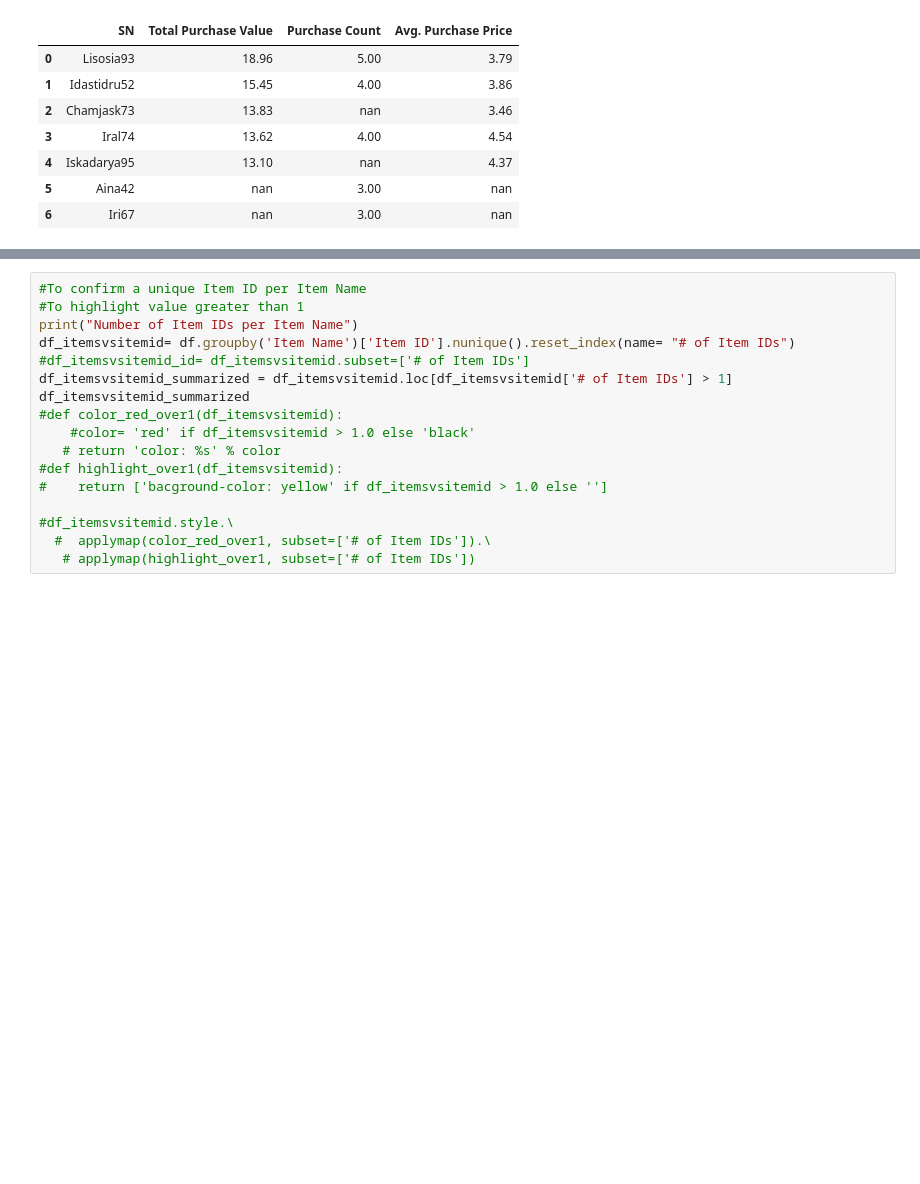
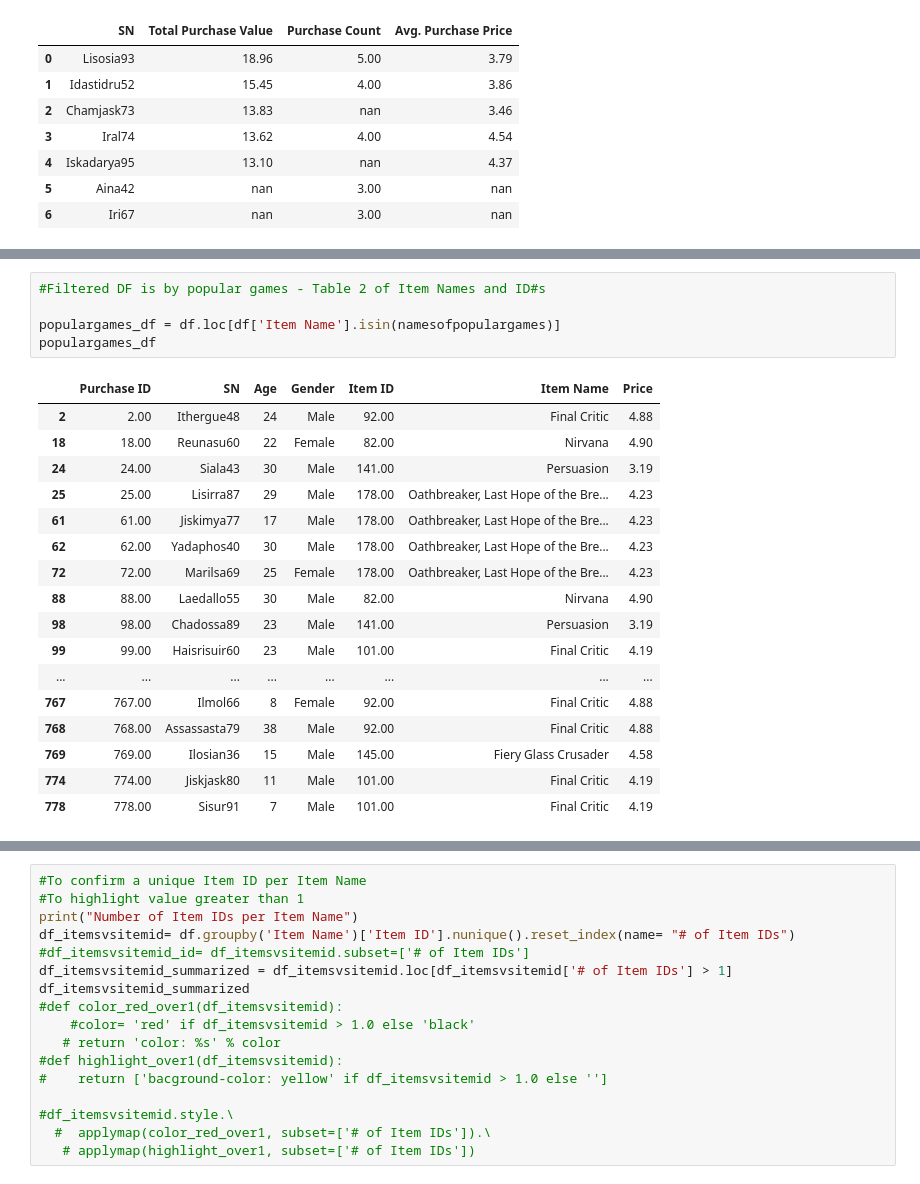
Before and after one commit to JosefinaAureaAmaro/01_Python_Pandas, a Jupyter notebook: Heroes_of_Pymoli.ipynb, the cells around one changed output, grey strips where cells are left out. Saved outputs shown, nothing was run; the diff lists cells and outputs as text; blank space fills up the shorter version.

Commit message:
Most Popular - before ID Num revision

```diff
--- a/Heroes_of_Pymoli.ipynb
+++ b/Heroes_of_Pymoli.ipynb
@@ -252,0 +259,23 @@ ValueError: Lengths must match to compare
+# %%
+#Filtered DF is by popular games - Table 2 of Item Names and ID#s
+
+populargames_df = df.loc[df['Item Name'].isin(namesofpopulargames)]
+populargames_df
+# %% [output]
+|  | Purchase ID | SN | Age | Gender | Item ID | Item Name | Price |
+| 2 | 2.00 | Ithergue48 | 24 | Male | 92.00 | Final Critic | 4.88 |
+| 18 | 18.00 | Reunasu60 | 22 | Female | 82.00 | Nirvana | 4.90 |
+| 24 | 24.00 | Siala43 | 30 | Male | 141.00 | Persuasion | 3.19 |
+| 25 | 25.00 | Lisirra87 | 29 | Male | 178.00 | Oathbreaker, Last Hope of the Bre... | 4.23 |
+| 61 | 61.00 | Jiskimya77 | 17 | Male | 178.00 | Oathbreaker, Last Hope of the Bre... | 4.23 |
+| 62 | 62.00 | Yadaphos40 | 30 | Male | 178.00 | Oathbreaker, Last Hope of the Bre... | 4.23 |
+| 72 | 72.00 | Marilsa69 | 25 | Female | 178.00 | Oathbreaker, Last Hope of the Bre... | 4.23 |
+| 88 | 88.00 | Laedallo55 | 30 | Male | 82.00 | Nirvana | 4.90 |
+| 98 | 98.00 | Chadossa89 | 23 | Male | 141.00 | Persuasion | 3.19 |
+| 99 | 99.00 | Haisrisuir60 | 23 | Male | 101.00 | Final Critic | 4.19 |
+| ... | ... | ... | ... | ... | ... | ... | ... |
+| 767 | 767.00 | Ilmol66 | 8 | Female | 92.00 | Final Critic | 4.88 |
+| 768 | 768.00 | Assassasta79 | 38 | Male | 92.00 | Final Critic | 4.88 |
+| 769 | 769.00 | Ilosian36 | 15 | Male | 145.00 | Fiery Glass Crusader | 4.58 |
+| 774 | 774.00 | Jiskjask80 | 11 | Male | 101.00 | Final Critic | 4.19 |
+| 778 | 778.00 | Sisur91 | 7 | Male | 101.00 | Final Critic | 4.19 |
```
Also changed, not shown: parts of 9 cells of this notebook.
